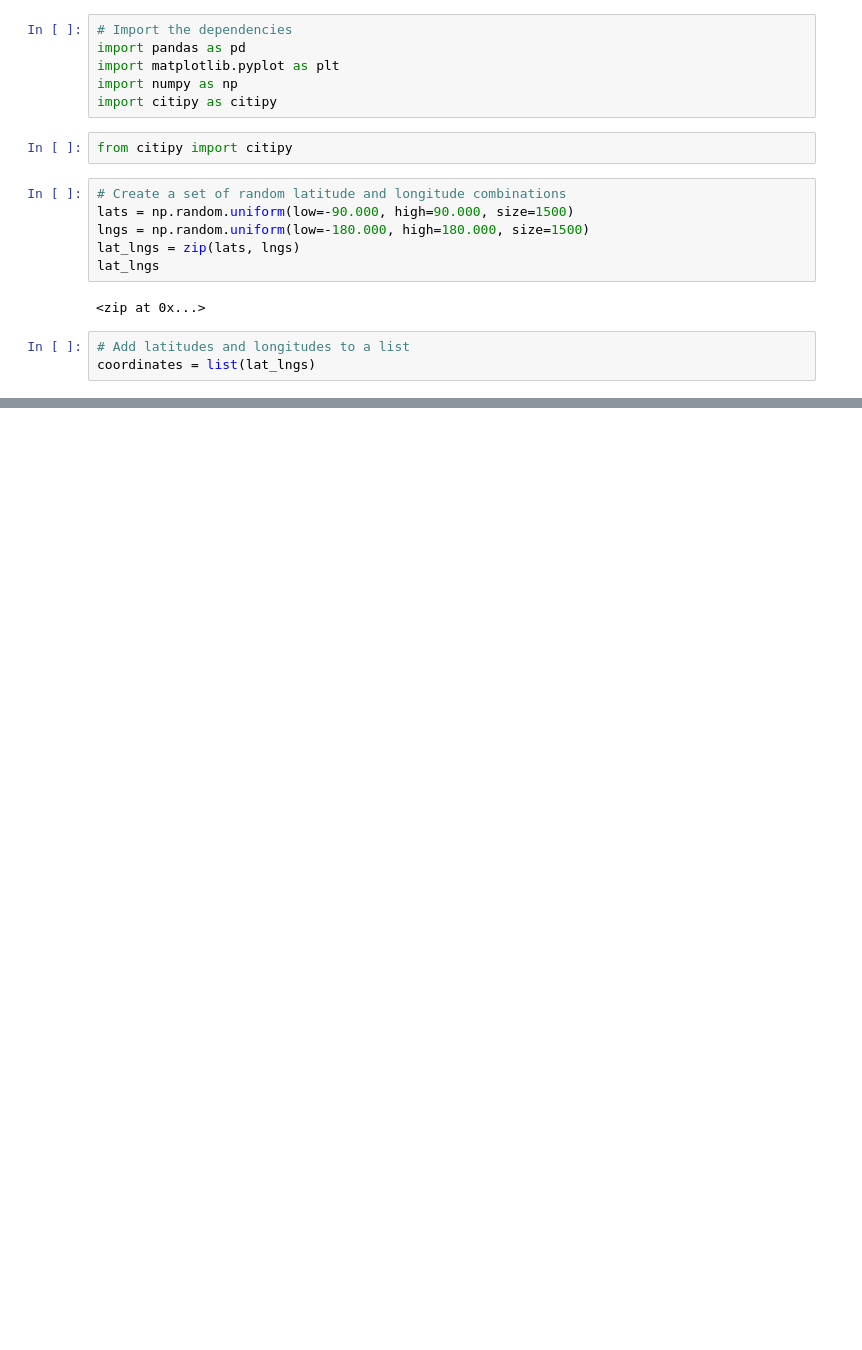
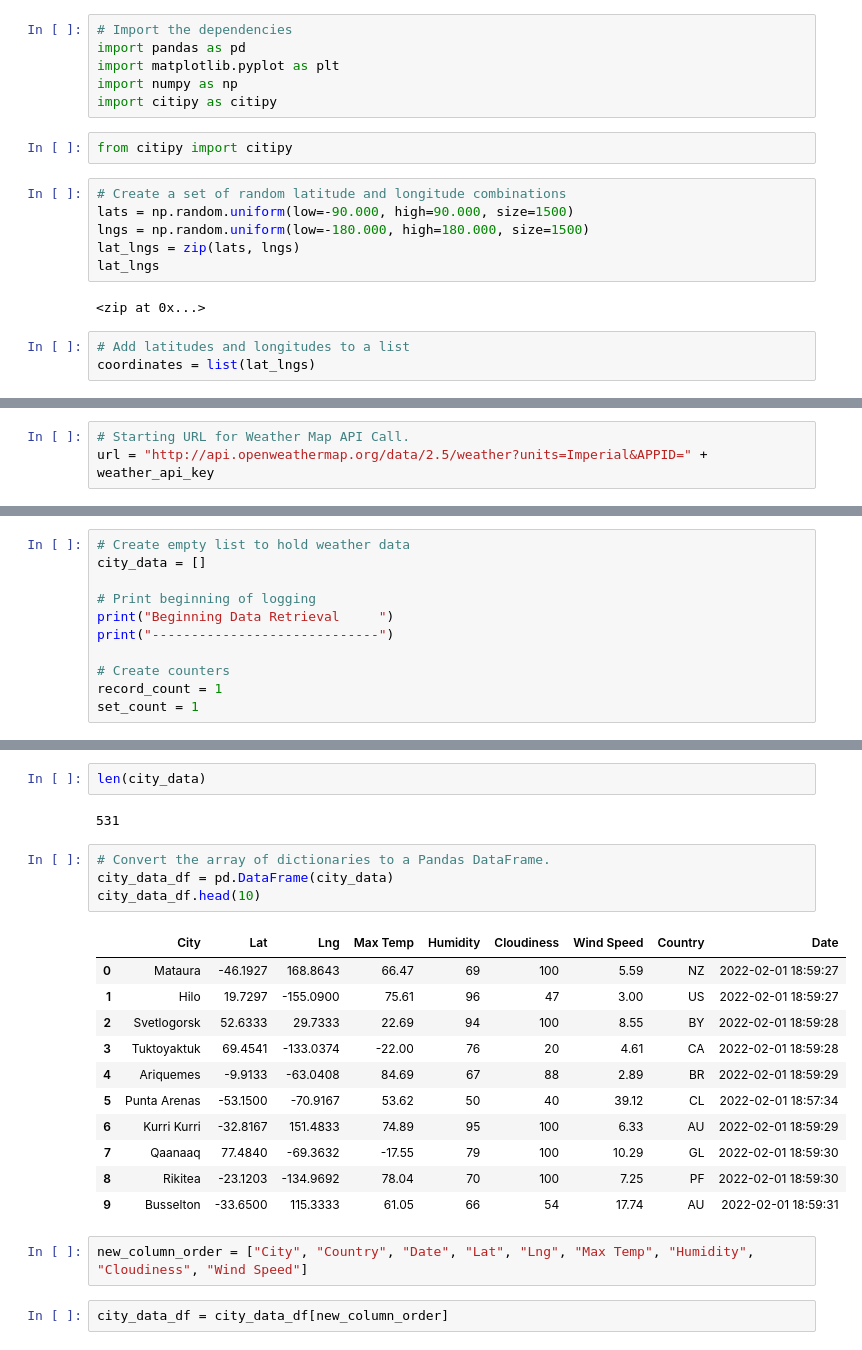
Before and after one commit to brendatreto/World_Weather_Analysis, a Jupyter notebook: WeatherPy.ipynb, the cells around one changed output, grey strips where cells are left out. Cells and saved outputs as stored; diff of their text form; blank space fills up the shorter version.

Commit message:
DataFrame of city weather data

```diff
--- a/WeatherPy.ipynb
+++ b/WeatherPy.ipynb
@@ -33,0 +40,3 @@ len(cities)
+# %%
+# Starting URL for Weather Map API Call.
+url = "http://api.openweathermap.org/data/2.5/weather?units=Imperial&APPID=" + weather_api_key
@@ -33,0 +47,11 @@ len(cities)
+# %%
+# Create empty list to hold weather data
+city_data = []
+
+# Print beginning of logging
+print("Beginning Data Retrieval     ")
+print("-----------------------------")
+
+# Create counters
+record_count = 1
+set_count = 1
@@ -33,0 +133,24 @@ len(cities)
+# %%
+len(city_data)
+# %% [output]
+531
+# %%
+# Convert the array of dictionaries to a Pandas DataFrame.
+city_data_df = pd.DataFrame(city_data)
+city_data_df.head(10)
+# %% [output]
+|  | City | Lat | Lng | Max Temp | Humidity | Cloudiness | Wind Speed | Country | Date |
+| 0 | Mataura | -46.1927 | 168.8643 | 66.47 | 69 | 100 | 5.59 | NZ | 2022-02-01 18:59:27 |
+| 1 | Hilo | 19.7297 | -155.0900 | 75.61 | 96 | 47 | 3.00 | US | 2022-02-01 18:59:27 |
+| 2 | Svetlogorsk | 52.6333 | 29.7333 | 22.69 | 94 | 100 | 8.55 | BY | 2022-02-01 18:59:28 |
+| 3 | Tuktoyaktuk | 69.4541 | -133.0374 | -22.00 | 76 | 20 | 4.61 | CA | 2022-02-01 18:59:28 |
+| 4 | Ariquemes | -9.9133 | -63.0408 | 84.69 | 67 | 88 | 2.89 | BR | 2022-02-01 18:59:29 |
+| 5 | Punta Arenas | -53.1500 | -70.9167 | 53.62 | 50 | 40 | 39.12 | CL | 2022-02-01 18:57:34 |
+| 6 | Kurri Kurri | -32.8167 | 151.4833 | 74.89 | 95 | 100 | 6.33 | AU | 2022-02-01 18:59:29 |
+| 7 | Qaanaaq | 77.4840 | -69.3632 | -17.55 | 79 | 100 | 10.29 | GL | 2022-02-01 18:59:30 |
+| 8 | Rikitea | -23.1203 | -134.9692 | 78.04 | 70 | 100 | 7.25 | PF | 2022-02-01 18:59:30 |
+| 9 | Busselton | -33.6500 | 115.3333 | 61.05 | 66 | 54 | 17.74 | AU | 2022-02-01 18:59:31 |
+# %%
+new_column_order = ["City", "Country", "Date", "Lat", "Lng", "Max Temp", "Humidity", "Cloudiness", "Wind Speed"]
+# %%
+city_data_df = city_data_df[new_column_order]
```
Also changed, not shown: parts of 7 cells of this notebook, 2 other files.
